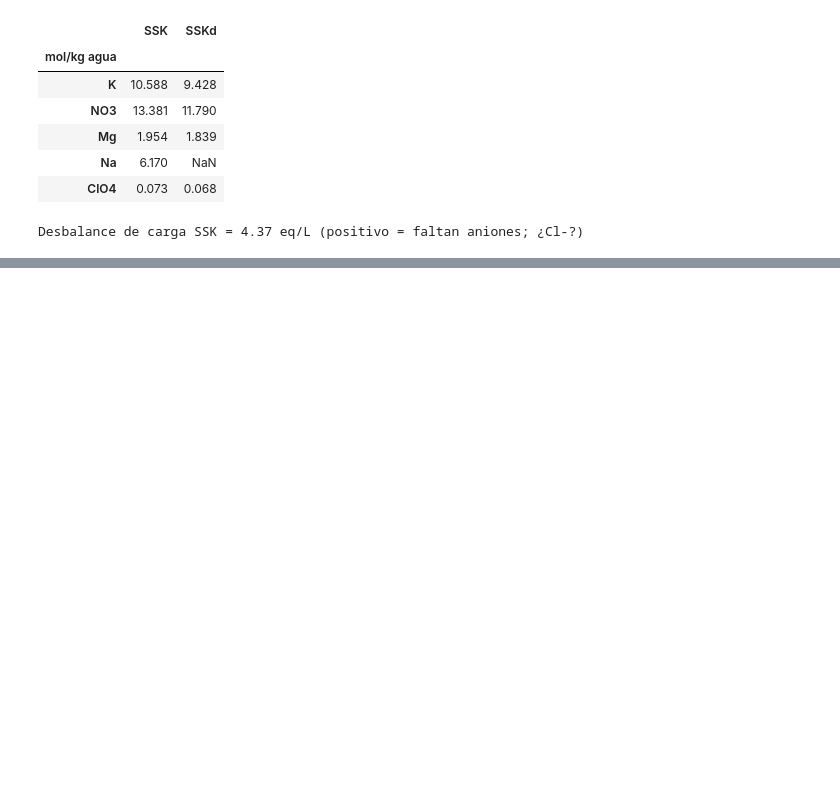
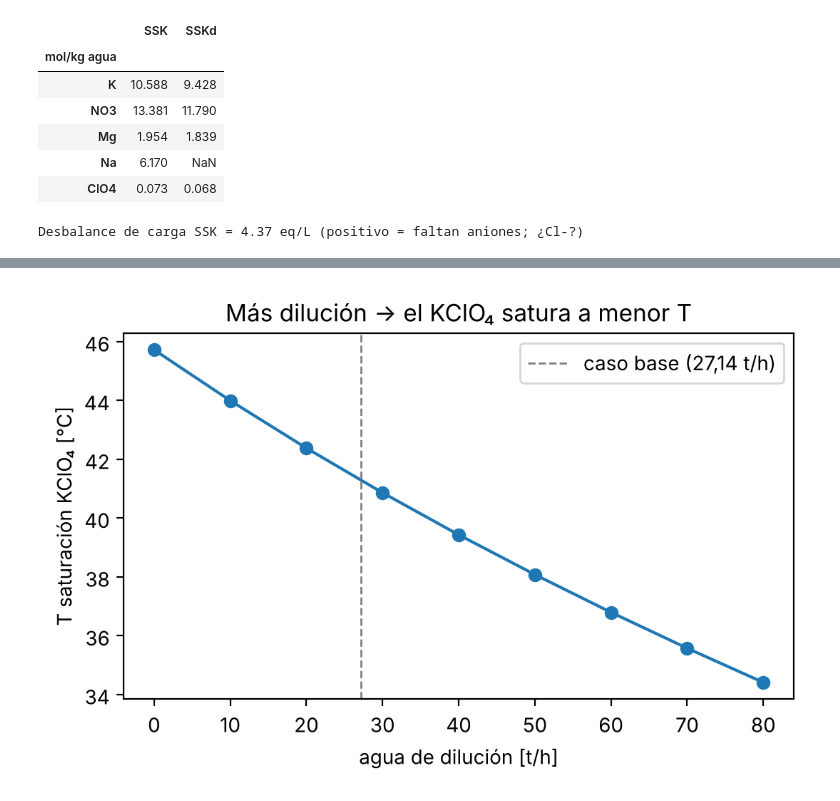
Before and after one commit to antomoyaa/CristalizadorPT, a Jupyter notebook: Cristalizador_SQM.ipynb, the cells around one changed output, grey strips where cells are left out. Cells and saved outputs as stored; diff of their text form; code cells hidden in the pictures; blank space fills up the shorter version.

```diff
--- a/Cristalizador_SQM.ipynb
+++ b/Cristalizador_SQM.ipynb
@@ -159,11 +295,11 @@ En agua pura se reduce a $\sigma = m/m_{sat} - 1 = \Delta C/C^*$, la misma defin
 # =========================================================
 # Parámetros de actividad. Procedencia: 'calibrado' / 'supuesto' / 'pendiente'.
 TERMO = {
-    "lnGamma0": {"KNO3": 0.0, "KClO4": 0.0},          # se calibra KClO4 en 2.5; KNO3 pendiente (datos de MLK)
+    "lnGamma0": {"KNO3": 0.0, "KClO4": 0.0},          # KClO4 se calibra en 3.2; KNO3 pendiente (datos de MLK)
     "k_Mg":     {"KNO3": 0.0, "KClO4": 0.0},          # [kg/mol] pendiente: requiere ensayos a distinto Mg
     "m_Mg_ref": 2.0,                                  # [mol/kg] referencia del ajuste (≈ Mg del ensayo SQM)
 }
-PROCEDENCIA_TERMO = {"lnGamma0.KNO3": "pendiente (MLK)", "lnGamma0.KClO4": "calibrado en 2.5",
+PROCEDENCIA_TERMO = {"lnGamma0.KNO3": "pendiente (MLK)", "lnGamma0.KClO4": "calibrado en 3.2",
                      "k_Mg.KNO3": "pendiente", "k_Mg.KClO4": "pendiente (signo esperado < 0)"}
 
 def Gamma(sal, m_Mg, termo=TERMO):
@@ -174,7 +310,7 @@ def sobresaturacion(sal, T_C, comp, termo=TERMO):
     comp: dict con molalidades [mol/kg agua] de 'K', 'NO3', 'ClO4', 'Mg'.
     Devuelve sigma = S - 1, con S = sqrt(IAP / (Gamma * K'sp)). sigma < 0 significa subsaturado."""
     anion = {"KNO3": "NO3", "KClO4": "ClO4"}[sal]
-    IAP = comp["K"] * comp[anion]
+    IAP = np.maximum(comp["K"] * comp[anion], 0.0)      # protege contra ruido numérico negativo
     return np.sqrt(IAP / (Gamma(sal, comp["Mg"], termo) * Ksp_ap(sal, T_C))) - 1.0
 
 def m_K_eq_KNO3(T_C, comp, termo=TERMO):
@@ -353,27 +486,0 @@ Esta sección reúne los datos de SQM que el modelo usa como entrada (alimentaci
-# %%
-# =========================================================
-# 3.1 Caso base de operación y propiedades
-# =========================================================
-OPER = {
-    "F_SSKd_kg_s": (378.18 + 27.14) * 1000 / 3600,   # alimentación a A3110
-    "T_feed_C": 70.0,
-    "T_C":   {1: 55.0, 2: 40.0},                       # A3110, A3210
-    "tau_h": {1: 0.7,  2: 1.4},
-    "P_kPa": {1: 11.59, 2: 5.43},                      # solo para informar el vacío
-}
-PROP = {
-    "x_agua_SSKd": 0.3994, "rho_SSKd": 1518.0, "rho_liq": 1470.0, "rho_c": 2110.0,
-    "cp_liq": 2248.0, "cp_c": 950.0,
-    "dHc_J_kg": 7.73 * 4184.0 / (M["KNO3"] / 1000),     # calor liberado al cristalizar [J/kg KNO3]
-}
-def lambda_agua(T_C):
-    """Calor latente de vaporización del agua [J/kg] (aprox. lineal, 0-100 °C)."""
-    return (2501.0 - 2.361 * T_C) * 1e3
-
-def tsat_agua(P_kPa):
-    """T de saturación del agua pura [°C] (Antoine)."""
-    return 1730.63 / (8.07131 - np.log10(P_kPa / 0.133322)) - 233.426
-
-for k in (1, 2):
-    print(f"Etapa {k}: T = {OPER['T_C'][k]} °C, P = {OPER['P_kPa'][k]} kPa, "
-          f"BPE implícito = {OPER['T_C'][k] - tsat_agua(OPER['P_kPa'][k]):.2f} °C")
@@ -1033,0 +489,14 @@ Con estos parámetros, el modelo podría predecir cuánto perclorato se va con e
+# %%
+W_pre = (OPER["F_pre_kg_s"] + OPER["F_dil_kg_s"]) * PROP["x_agua_SSKd"] - OPER["F_dil_kg_s"]   # kg agua/s sin dilución
+dil_t_h = np.linspace(0, 80, 9)
+T_sat_dil = []
+for d in dil_t_h:
+    fac = (W_pre + OPER["F_dil_kg_s"]) / (W_pre + d / 3.6)        # molalidad relativa al SSKd base
+    c = {k: v * fac for k, v in COMP["SSKd"].items()}
+    T_sat_dil.append(T_saturacion_KClO4(c))
+fig, ax = plt.subplots(figsize=(5.5, 3.6))
+ax.plot(dil_t_h, T_sat_dil, "o-"); ax.axvline(27.14, ls="--", c="0.5", lw=1, label="caso base (27,14 t/h)")
+ax.set(xlabel="agua de dilución [t/h]", ylabel="T saturación KClO₄ [°C]", title="Más dilución → el KClO₄ satura a menor T")
+ax.legend(); plt.tight_layout(); plt.show()
+# %% [output]
+[figure, added]
```
Also changed, not shown: parts of 100 cells of this notebook.
